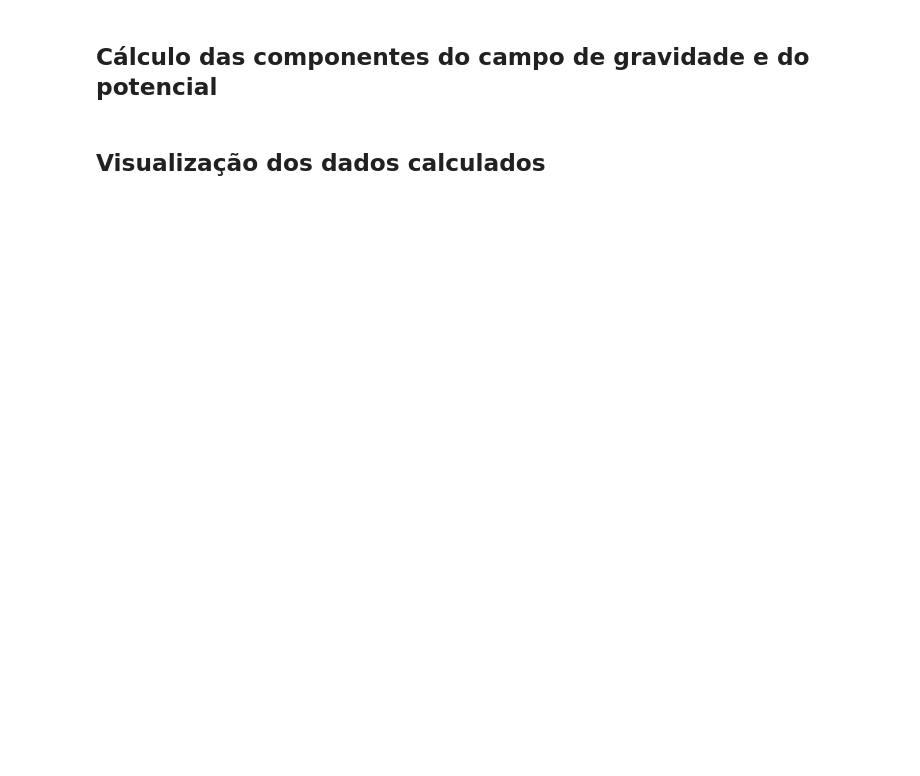
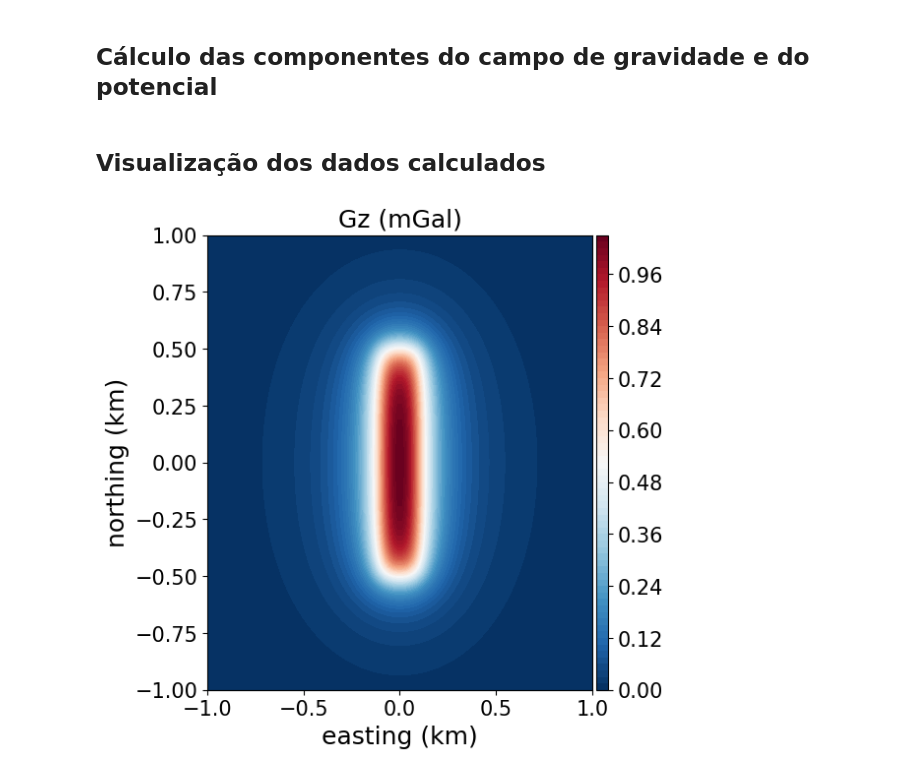
Before and after one commit to andrelreis/metodos-potenciais, a Jupyter notebook: Content/code/3. Grav_Mag_modeling/3.7. Polygonal_Prism_modeling/1. 3D_modelagem_grav_prisma_poligonal.ipynb, the cells around one changed output. Saved outputs shown, nothing was run; the diff lists cells and outputs as text; code cells hidden in the pictures; blank space fills up the shorter version.

Commit message:
Gravitational polygonal prism effect

```diff
--- a/Content/code/3. Grav_Mag_modeling/3.7. Polygonal_Prism_modeling/1. 3D_modelagem_grav_prisma_poligonal.ipynb
+++ b/Content/code/3. Grav_Mag_modeling/3.7. Polygonal_Prism_modeling/1. 3D_modelagem_grav_prisma_poligonal.ipynb
@@ -30,4 +30,4 @@ coordenadas = np.array([yc.ravel(),xc.ravel(),zc.ravel()])
 # %% [markdown]
 ## Gerando os parâmetros do prisma
 # %%
-rho = np.array([3000.])
+rho = np.array([500.])
@@ -46,6 +34,14 @@ array([[-250.,    0.,  500., -500., -250.],
+# %%
+y_verts = [-100.,100.,100.,-100.,-100.]
+x_verts = [500.,500.,-500.,-500.,500.]
+
+prism = np.array([y_verts,x_verts])
+# %%
+poligono = [prism]
+espessura = np.array([[50.,150.]])
 # %% [markdown]
 ## Cálculo das componentes do campo de gravidade e do potencial
 # %%
-gz = prism_grav.gravitational(coordenadas,modelo,rho,field="g_z")
+gz = polyprism_grav.gravitational(coordenadas,poligono,espessura,rho,field="gz")
 # %% [markdown]
 ## Visualização dos dados calculados
@@ -97,0 +48,17 @@ plt.show()
+# %%
+title_font = 18
+bottom_font = 15
+plt.close('all')
+plt.figure(figsize=(6,6))
+
+plt.xlabel('easting (km)', fontsize = title_font)
+plt.ylabel('northing (km)', fontsize = title_font)
+plt.title('Gz (mGal)', fontsize=title_font)
+plt.contourf(1e-3*yc,1e-3*xc,gz.reshape(shape),100,cmap='RdBu_r')
+plt.tick_params(axis='both', which='major', labelsize=bottom_font)
+cb = plt.colorbar(pad=0.01, aspect=40, shrink=1.0)
+cb.ax.tick_params(labelsize=bottom_font)
+
+plt.show()
+# %% [output]
+[figure, added]
```
Also changed, not shown: parts of 8 cells of this notebook, 2 other files.
